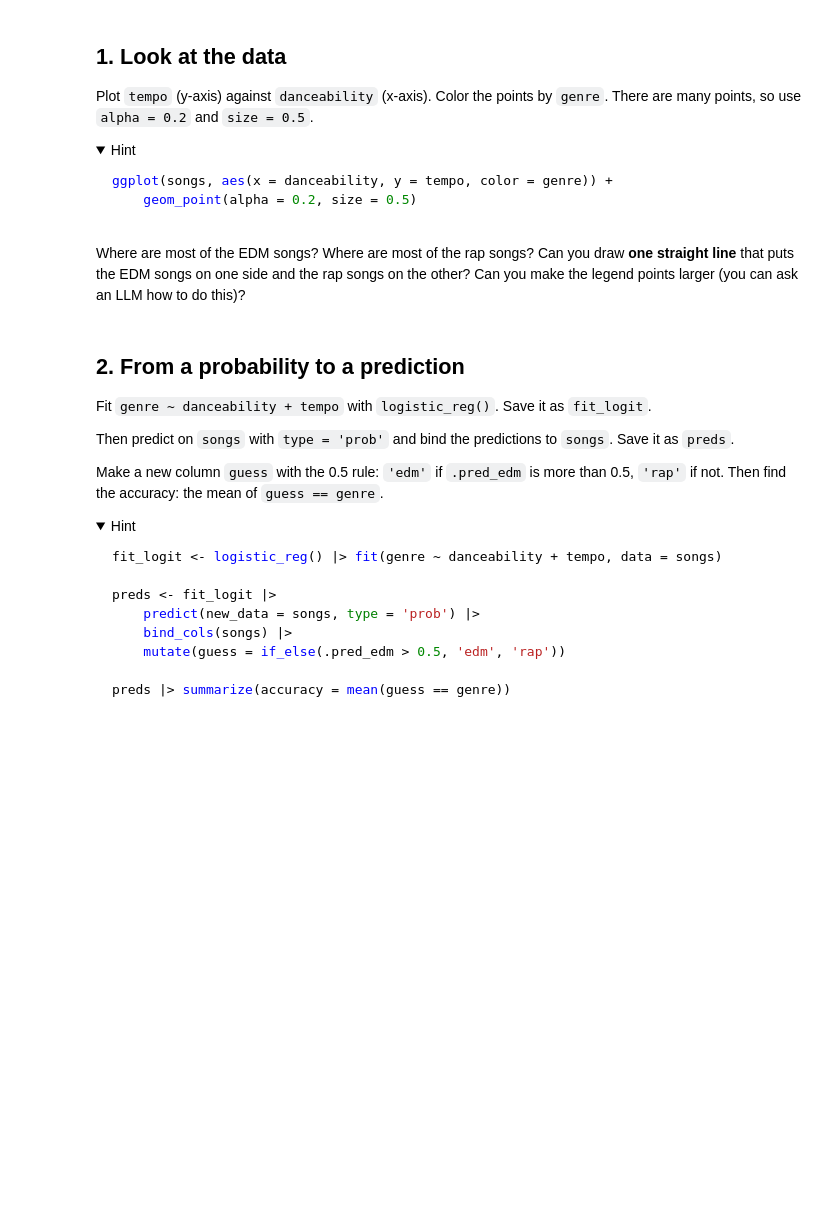
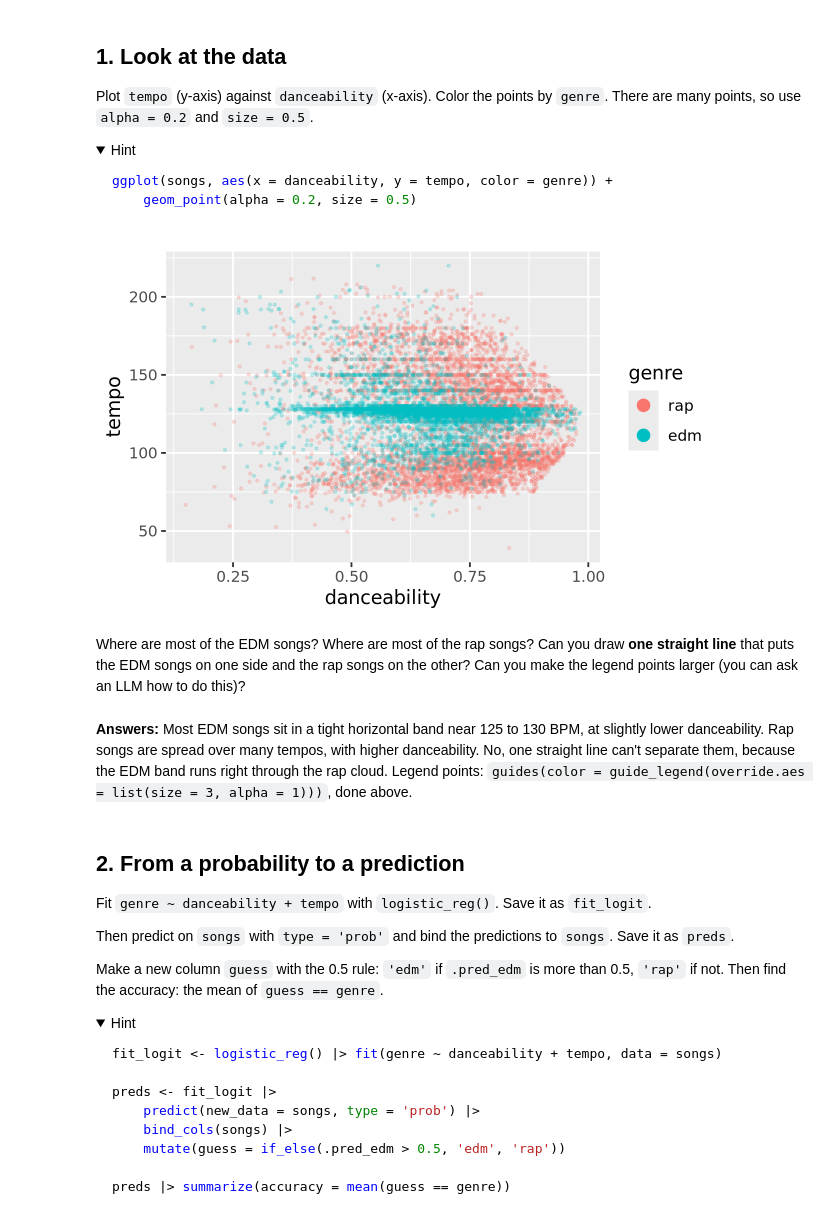
Before and after one commit to anandjss/codespace, a Jupyter notebook: exercises/13-spotify-exercise.ipynb, the cells around one changed output. Saved outputs shown, nothing was run; the diff lists cells and outputs as text; code cells hidden in the pictures; folded sections open; blank space fills up the shorter version.

````diff
--- a/exercises/13-spotify-exercise.ipynb
+++ b/exercises/13-spotify-exercise.ipynb
@@ -50,8 +54,16 @@ ggplot(songs, aes(x = danceability, y = tempo, color = genre)) +
 ```
 
 </details>
+# %%
+ggplot(songs, aes(x = danceability, y = tempo, color = genre)) +
+    geom_point(alpha = 0.2, size = 0.5) +
+    guides(color = guide_legend(override.aes = list(size = 3, alpha = 1)))
+# %% [output]
+[figure, added]
 # %% [markdown]
 Where are most of the EDM songs? Where are most of the rap songs? Can you draw **one straight line** that puts the EDM songs on one side and the rap songs on the other? Can you make the legend points larger (you can ask an LLM how to do this)?
+# %% [markdown]
+**Answers:** Most EDM songs sit in a tight horizontal band near 125 to 130 BPM, at slightly lower danceability. Rap songs are spread over many tempos, with higher danceability. No, one straight line can't separate them, because the EDM band runs right through the rap cloud. Legend points: `guides(color = guide_legend(override.aes = list(size = 3, alpha = 1)))`, done above.
 # %% [markdown]
 ## 2. From a probability to a prediction
 
````
Also changed, not shown: parts of 10 cells of this notebook.
